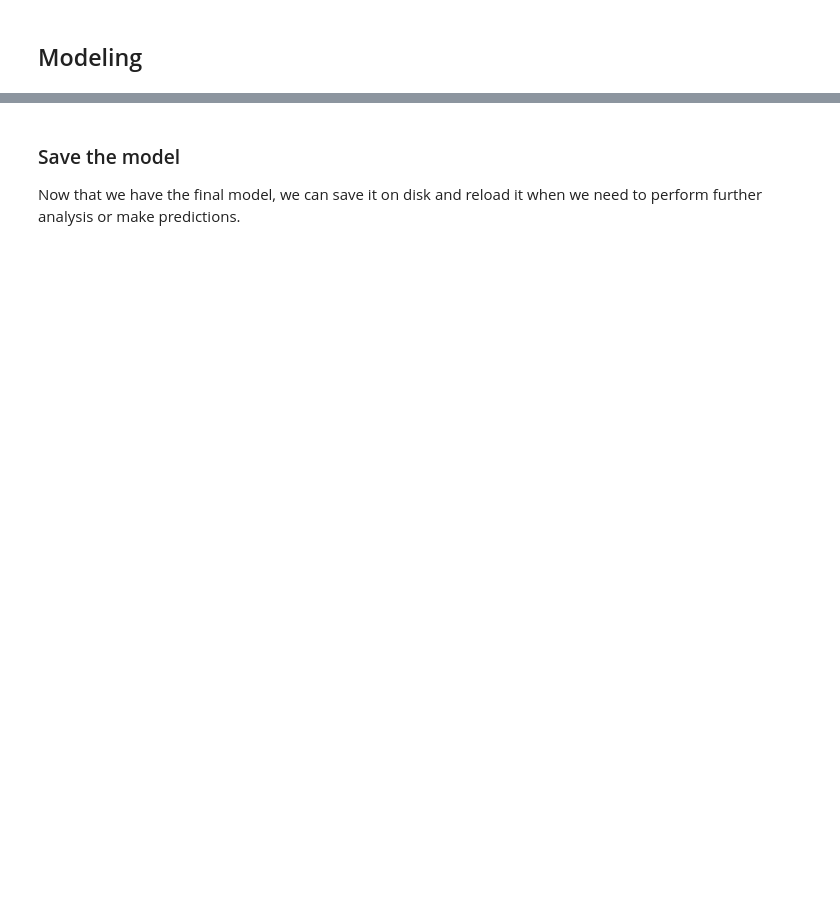
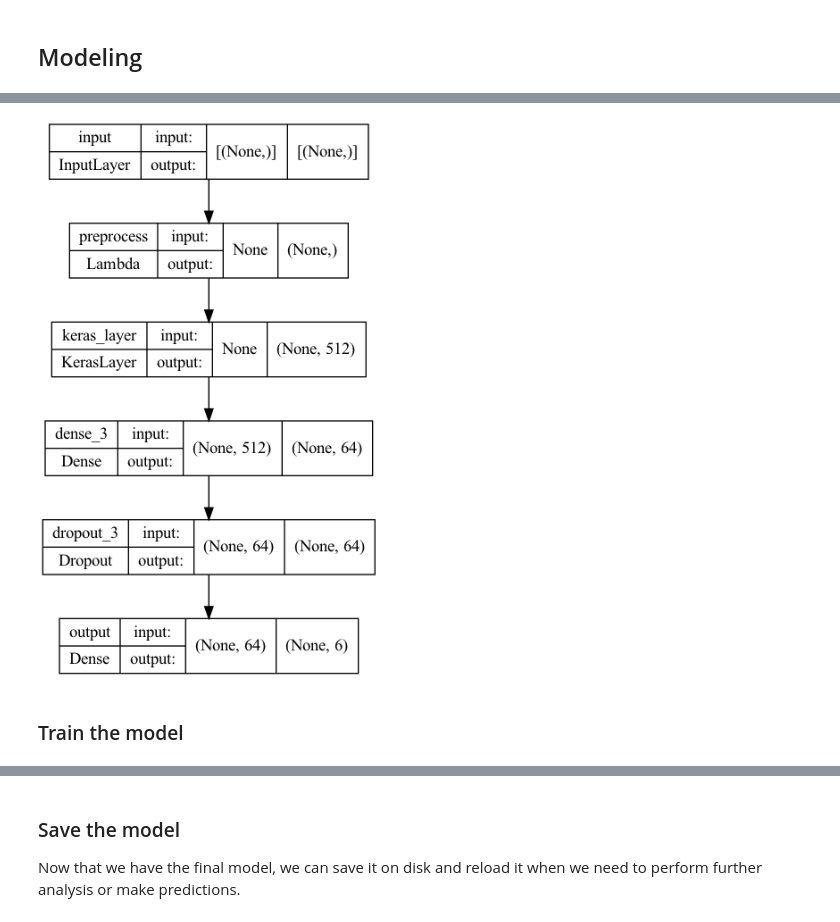
Before and after one commit to reidemeister94/classico, a Jupyter notebook: training.ipynb, the cells around one changed output, grey strips where cells are left out. Saved outputs shown, nothing was run; the diff lists cells and outputs as text; code cells hidden in the pictures; blank space fills up the shorter version.

```diff
--- a/training.ipynb
+++ b/training.ipynb
@@ -196,3 +229,9 @@ model.compile(
+# %%
+tf.keras.utils.plot_model(model, to_file="model.png", show_shapes=True)
+# %% [output]
+[figure, added]
+# %% [markdown]
+### Train the model
 # %%
 epochs = 5
 # %%
```
Also changed, not shown: parts of 38 cells of this notebook.
